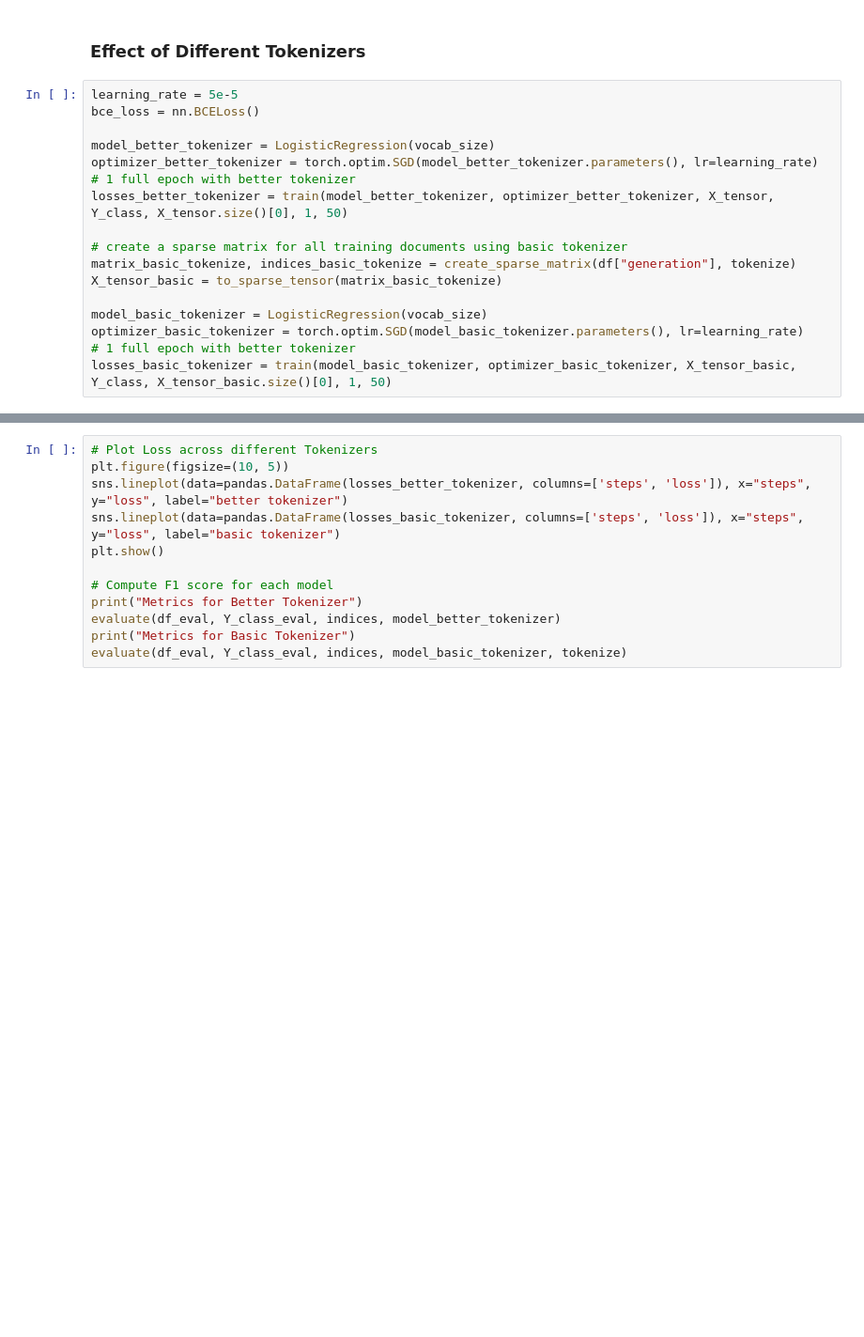
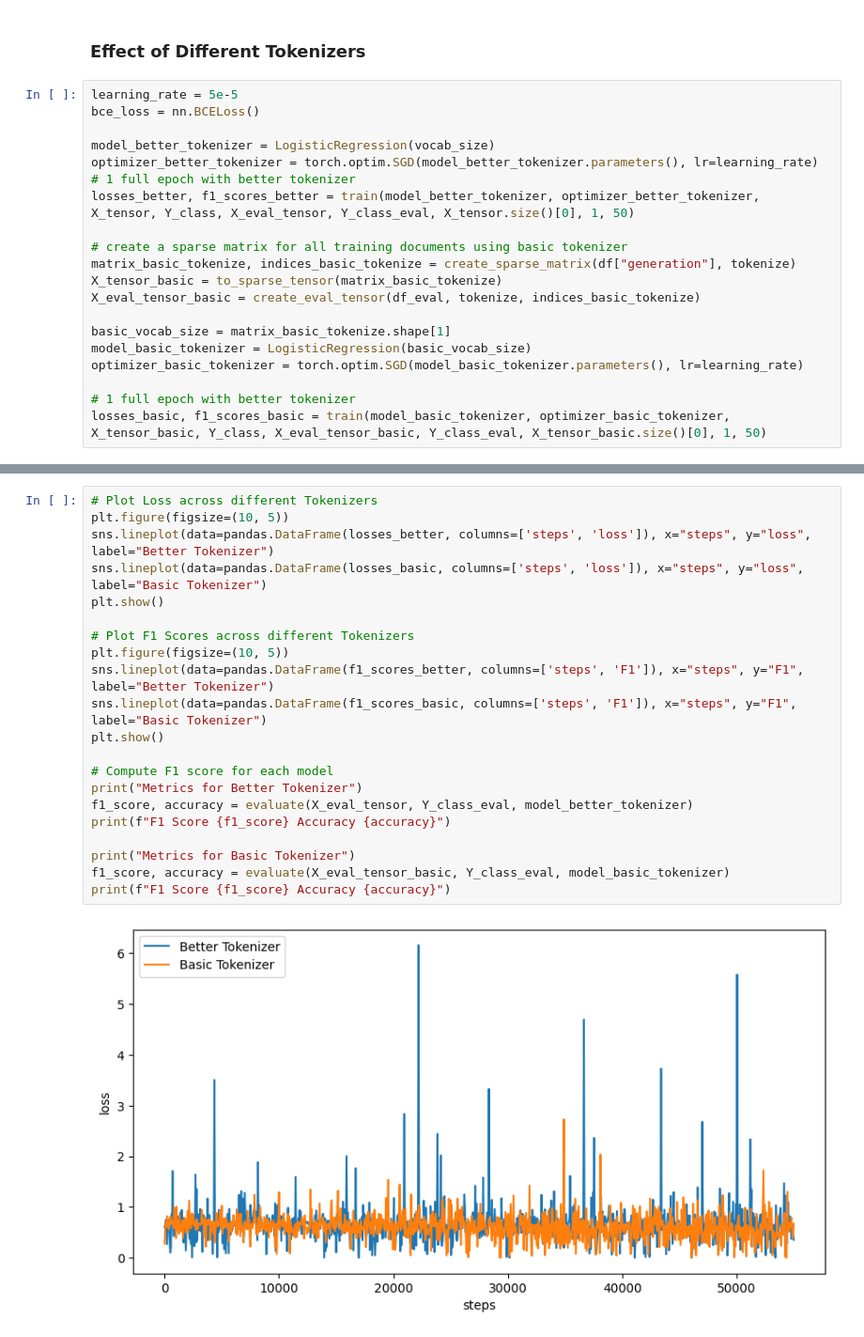
Before and after one commit to nandanasheri/cse595-hw1, a Jupyter notebook: model.ipynb, the cells around one changed output, grey strips where cells are left out. Shown at 94% size. Cells and saved outputs as stored; diff of their text form; blank space fills up the shorter version.

```diff
--- a/model.ipynb
+++ b/model.ipynb
@@ -601,13 +625,16 @@ bce_loss = nn.BCELoss()
 model_better_tokenizer = LogisticRegression(vocab_size)
 optimizer_better_tokenizer = torch.optim.SGD(model_better_tokenizer.parameters(), lr=learning_rate)
 # 1 full epoch with better tokenizer
-losses_better_tokenizer = train(model_better_tokenizer, optimizer_better_tokenizer, X_tensor, Y_class, X_tensor.size()[0], 1, 50)
+losses_better, f1_scores_better = train(model_better_tokenizer, optimizer_better_tokenizer, X_tensor, Y_class, X_eval_tensor, Y_class_eval, X_tensor.size()[0], 1, 50)
 
 # create a sparse matrix for all training documents using basic tokenizer
 matrix_basic_tokenize, indices_basic_tokenize = create_sparse_matrix(df["generation"], tokenize)
 X_tensor_basic = to_sparse_tensor(matrix_basic_tokenize)
+X_eval_tensor_basic = create_eval_tensor(df_eval, tokenize, indices_basic_tokenize)
 
-model_basic_tokenizer = LogisticRegression(vocab_size)
+basic_vocab_size = matrix_basic_tokenize.shape[1]
+model_basic_tokenizer = LogisticRegression(basic_vocab_size)
 optimizer_basic_tokenizer = torch.optim.SGD(model_basic_tokenizer.parameters(), lr=learning_rate)
+
 # 1 full epoch with better tokenizer
-losses_basic_tokenizer = train(model_basic_tokenizer, optimizer_basic_tokenizer, X_tensor_basic, Y_class, X_tensor_basic.size()[0], 1, 50)
+losses_basic, f1_scores_basic = train(model_basic_tokenizer, optimizer_basic_tokenizer, X_tensor_basic, Y_class, X_eval_tensor_basic, Y_class_eval, X_tensor_basic.size()[0], 1, 50)
@@ -616,12 +659,23 @@ print(X_tensor_basic.size())
 # %%
 # Plot Loss across different Tokenizers
 plt.figure(figsize=(10, 5))
-sns.lineplot(data=pandas.DataFrame(losses_better_tokenizer, columns=['steps', 'loss']), x="steps", y="loss", label="better tokenizer")
-sns.lineplot(data=pandas.DataFrame(losses_basic_tokenizer, columns=['steps', 'loss']), x="steps", y="loss", label="basic tokenizer")
+sns.lineplot(data=pandas.DataFrame(losses_better, columns=['steps', 'loss']), x="steps", y="loss", label="Better Tokenizer")
+sns.lineplot(data=pandas.DataFrame(losses_basic, columns=['steps', 'loss']), x="steps", y="loss", label="Basic Tokenizer")
+plt.show()
+
+# Plot F1 Scores across different Tokenizers
+plt.figure(figsize=(10, 5))
+sns.lineplot(data=pandas.DataFrame(f1_scores_better, columns=['steps', 'F1']), x="steps", y="F1", label="Better Tokenizer")
+sns.lineplot(data=pandas.DataFrame(f1_scores_basic, columns=['steps', 'F1']), x="steps", y="F1", label="Basic Tokenizer")
 plt.show()
 
 # Compute F1 score for each model
 print("Metrics for Better Tokenizer")
-evaluate(df_eval, Y_class_eval, indices, model_better_tokenizer)
+f1_score, accuracy = evaluate(X_eval_tensor, Y_class_eval, model_better_tokenizer)
+print(f"F1 Score {f1_score} Accuracy {accuracy}")
+
 print("Metrics for Basic Tokenizer")
-evaluate(df_eval, Y_class_eval, indices, model_basic_tokenizer, tokenize)
+f1_score, accuracy = evaluate(X_eval_tensor_basic, Y_class_eval, model_basic_tokenizer)
+print(f"F1 Score {f1_score} Accuracy {accuracy}")
+# %% [output]
+[figure, added]
```
Also changed, not shown: parts of 29 cells of this notebook.
